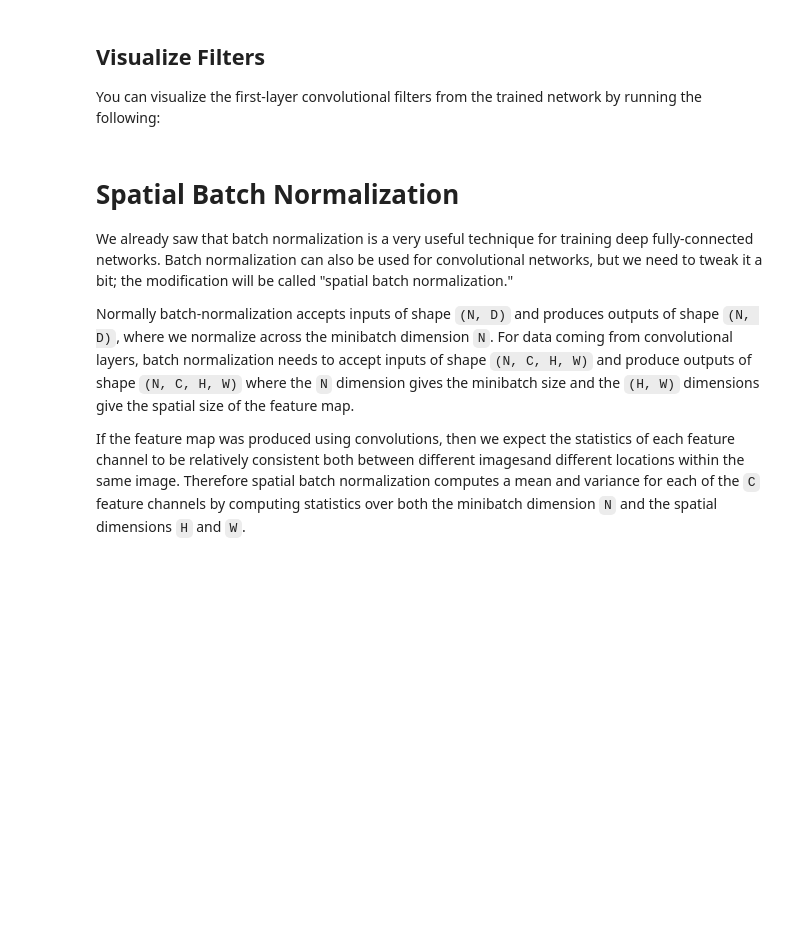
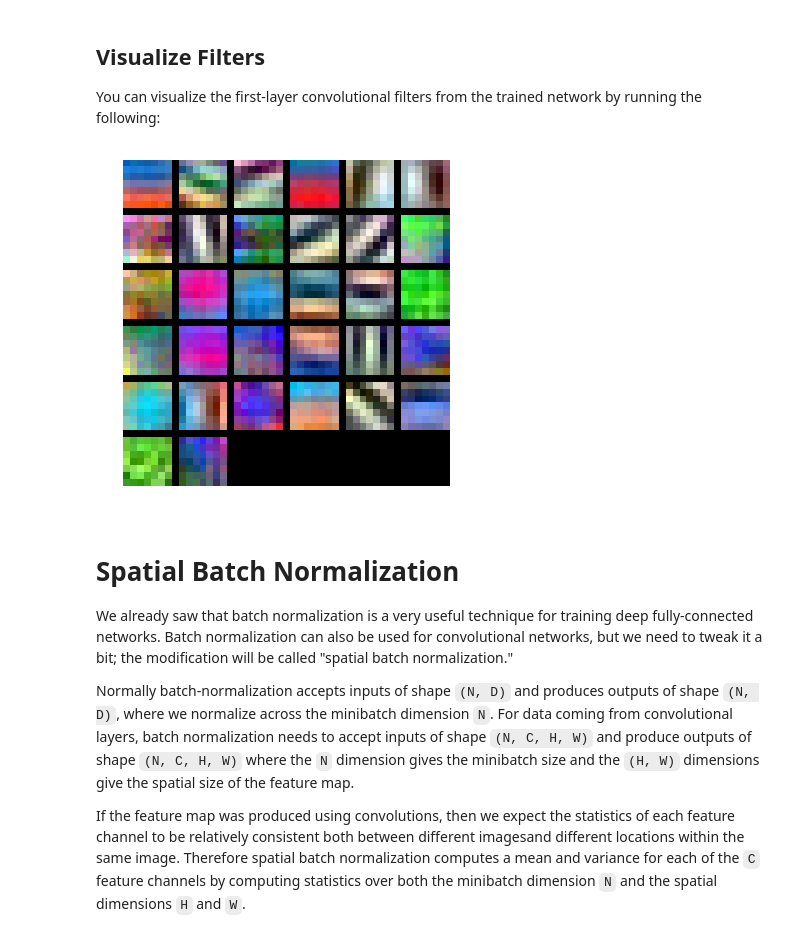
Before and after one commit to divyanshj16/cs231n, a Jupyter notebook: assignment2/ConvolutionalNetworks.ipynb, the cells around one changed output. Cells and saved outputs as stored; diff of their text form; code cells hidden in the pictures; blank space fills up the shorter version.

```diff
--- a/assignment2/ConvolutionalNetworks.ipynb
+++ b/assignment2/ConvolutionalNetworks.ipynb
@@ -444,11 +531,13 @@ You can visualize the first-layer convolutional filters from the trained network
 # %%
 from cs231n.vis_utils import visualize_grid
 
 grid = visualize_grid(model.params['W1'].transpose(0, 2, 3, 1))
 plt.imshow(grid.astype('uint8'))
 plt.axis('off')
-plt.gcf().set_size_inches(5, 5)
+plt.gcf().set_size_inches(6, 6)
 plt.show()
+# %% [output]
+[figure, added]
 # %% [markdown]
 # Spatial Batch Normalization
 We already saw that batch normalization is a very useful technique for training deep fully-connected networks. Batch normalization can also be used for convolutional networks, but we need to tweak it a bit; the modification will be called "spatial batch normalization."
```
Also changed, not shown: parts of 11 cells of this notebook, 1 other file.
